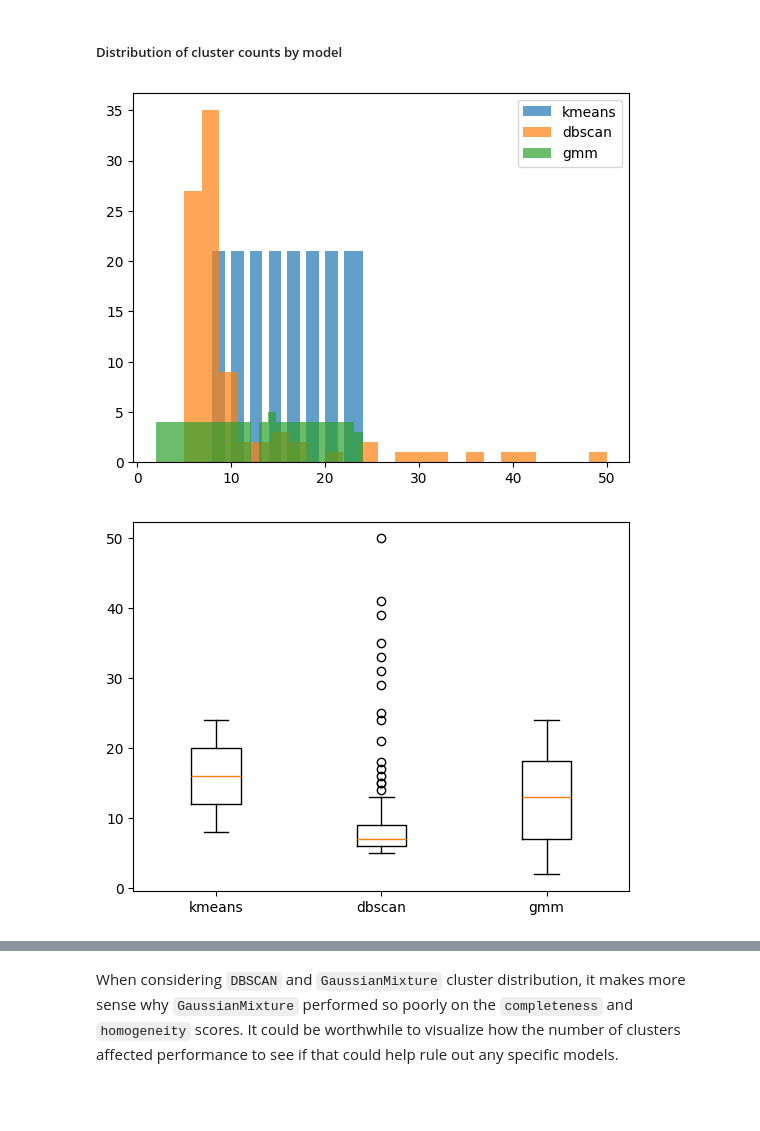
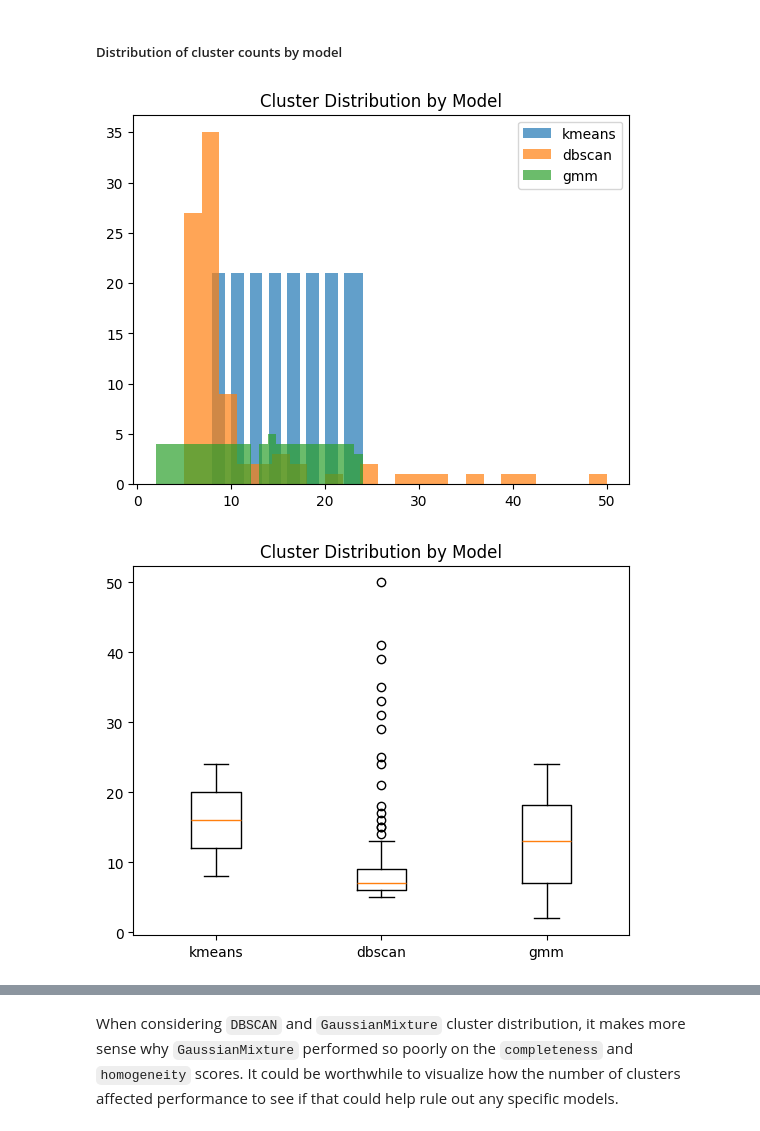
Before and after one commit to MattGroho/tab-hero, a Jupyter notebook: notebooks/unsupervised_pipeline_investigation.ipynb, the cells around one changed output, grey strips where cells are left out. Drawn from its saved outputs; the diff is of its cells as text; code cells hidden in the pictures; blank space fills up the shorter version.

```diff
--- a/notebooks/unsupervised_pipeline_investigation.ipynb
+++ b/notebooks/unsupervised_pipeline_investigation.ipynb
@@ -1146,33 +1166,36 @@ With that in mind, it would be meaningful to look at the distribution of predict
 # %%
 models = [
     'kmeans',
     'dbscan',
     'gmm'
 ]
 
 cluster_counts = {
     'kmeans': [],
     'dbscan': [],
     'gmm': []
 }
 
 n_clusters_per_model = song_genre.nunique()
 
 for model in models:
     model_cols = [col for col in song_genre.columns if model in col]
     cluster_counts[model] = n_clusters_per_model[model_cols].values.tolist()
     plt.hist(cluster_counts[model], bins=24, label=model, alpha=.7)
+
+plt.title("Cluster Distribution by Model")
 plt.legend();
 # %% [output]
-[figure, old version]
+[figure, new version]
 # %%
 cluster_counts_list = [val for key, val in cluster_counts.items()]
 plt.boxplot(
     cluster_counts_list,
     tick_labels=models
-);
+)
+plt.title("Cluster Distribution by Model");
 # %% [output]
-[figure, old version]
+[figure, new version]
 # %%
 cluster_counts_list = [val for key, val in cluster_counts.items()]
 # Handle extremes in number of predicted labels caused by dbscan
```
Also changed, not shown: parts of 13 cells of this notebook.
